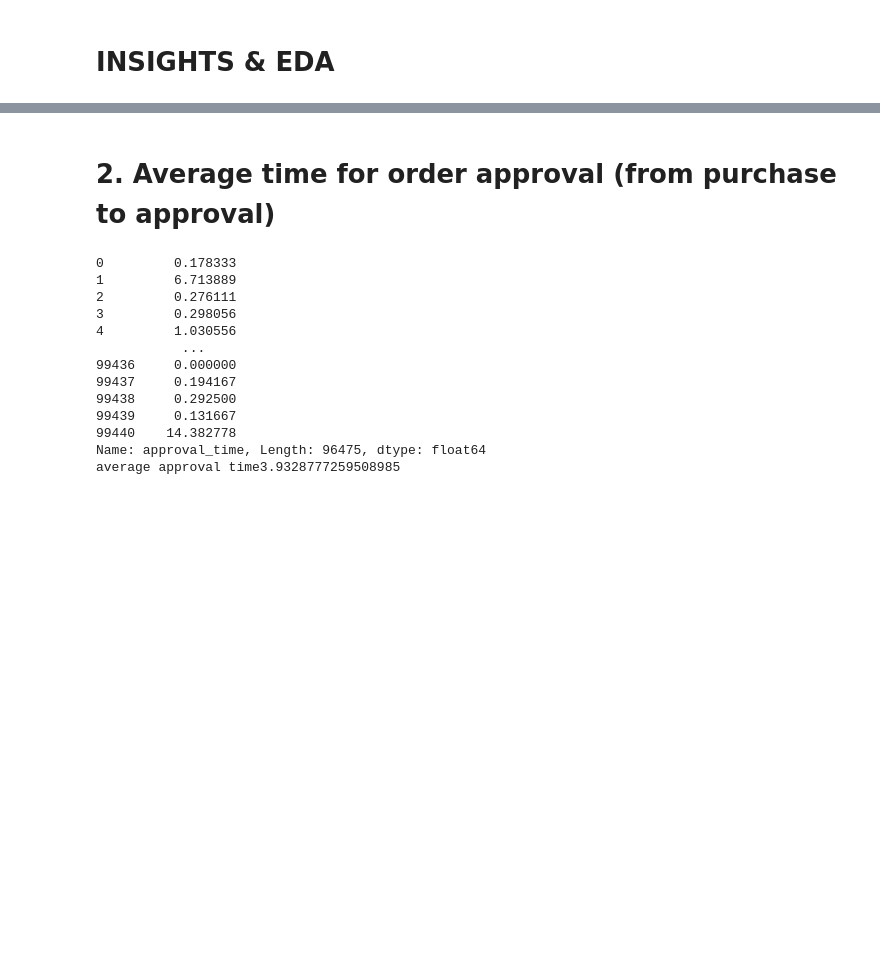
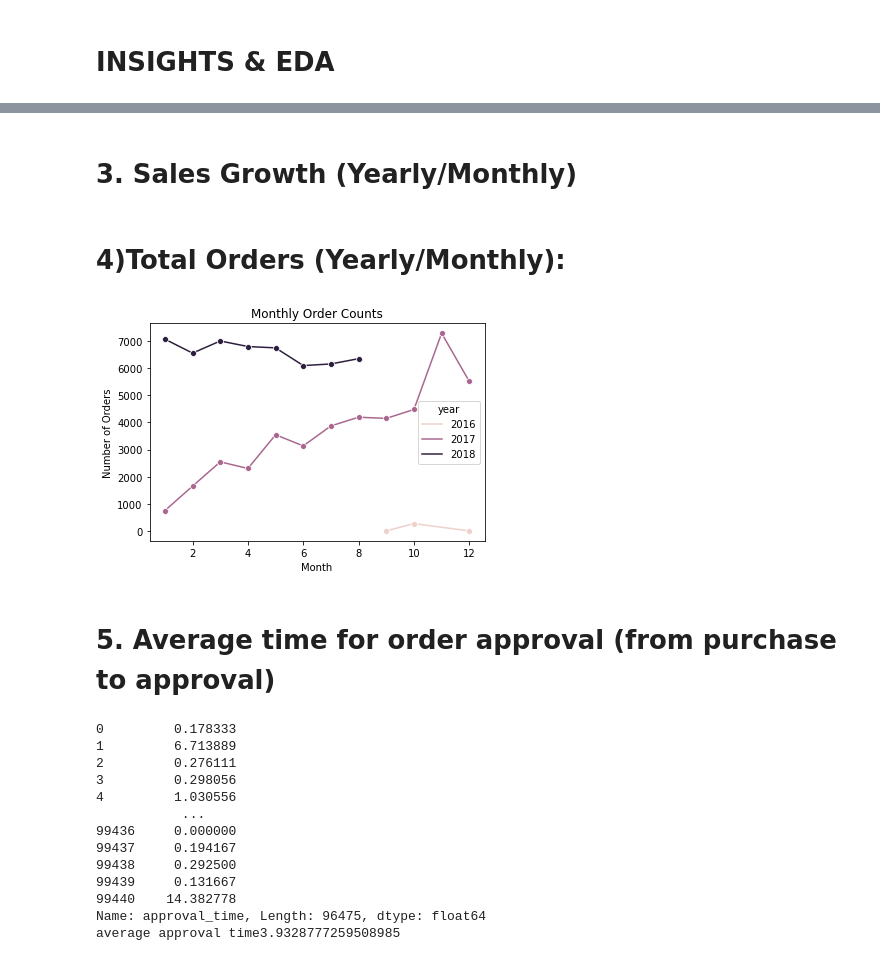
Before and after one commit to pallaviwale/Circular_Economy_Coders_037, a Jupyter notebook: [orders_data]_and_[products_data].ipynb, the cells around one changed output, grey strips where cells are left out. Drawn from its saved outputs; the diff is of its cells as text; code cells hidden in the pictures; blank space fills up the shorter version.

```diff
--- a/[orders_data]_and_[products_data].ipynb
+++ b/[orders_data]_and_[products_data].ipynb
@@ -269,0 +274,2 @@ df_orders['order_purchase_month'] = df_orders['order_purchase_timestamp'].dt.mon
+# %% [markdown]
+# 3. Sales Growth (Yearly/Monthly)
@@ -270,5 +280,19 @@ df_orders['order_purchase_month'] = df_orders['order_purchase_timestamp'].dt.mon
+# %% [markdown]
+# 4)Total Orders (Yearly/Monthly):
+# %%
+# Group by year and month to get total order counts
+monthly_order_counts = df_orders.groupby(['year', 'month'])['order_id'].count().reset_index()
+
+# Plotting total orders over time
+sns.lineplot(data=monthly_order_counts, x='month', y='order_id', hue='year', marker='o')
+plt.title('Monthly Order Counts')
+plt.xlabel('Month')
+plt.ylabel('Number of Orders')
+plt.show()
+# %% [output]
+[figure, added]
 # %% [markdown]
-# 2. Average time for order approval (from purchase to approval)
+# 5. Average time for order approval (from purchase to approval)
 # %%
 # 2. Average time for order approval (from purchase to approval)
 df_orders['approval_time'] = (df_orders['order_approved_at'] - df_orders['order_purchase_timestamp']).dt.seconds / 3600
```
Also changed, not shown: parts of 35 cells of this notebook.
